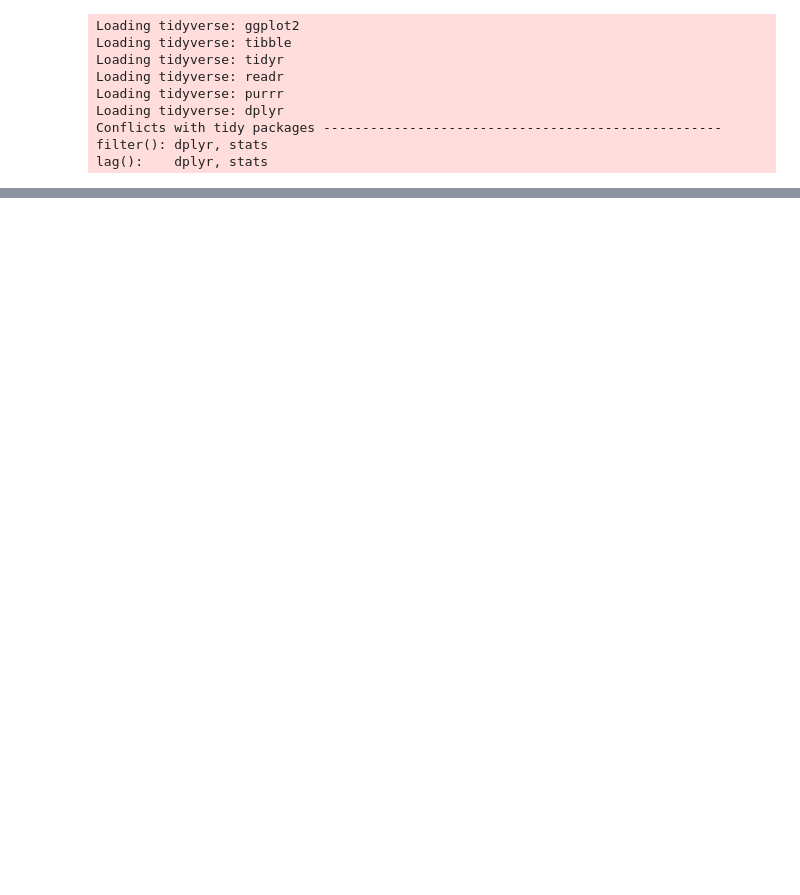
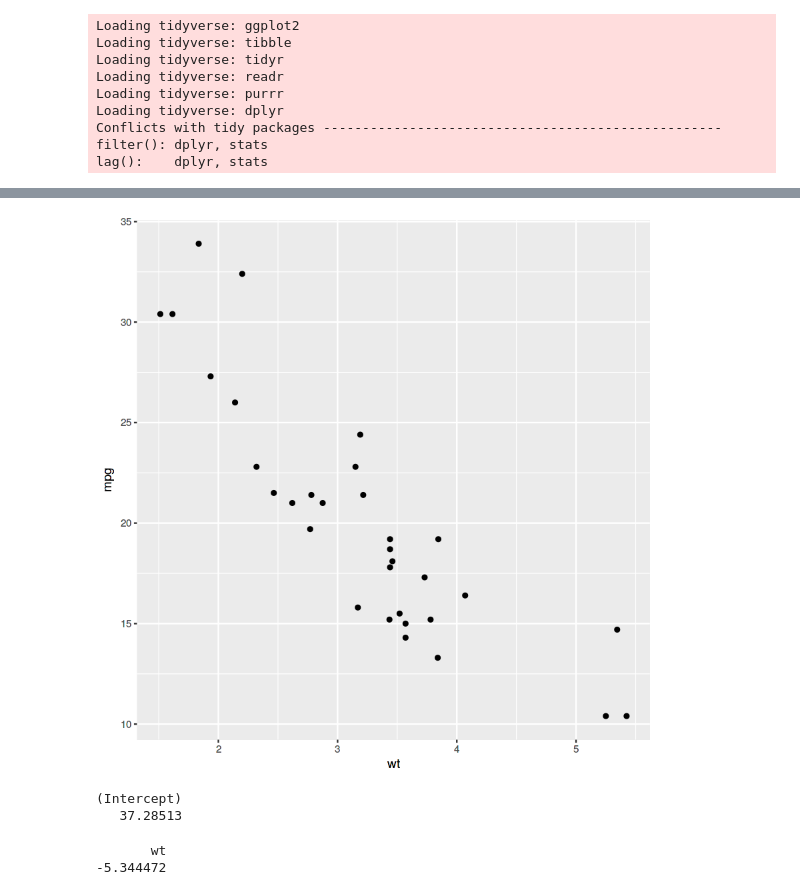
Before and after one commit to IAARhub/iaar_template, a Jupyter notebook: content/notebooks/IntroR.ipynb, the cells around one changed output, grey strips where cells are left out. Drawn from its saved outputs; the diff is of its cells as text; code cells hidden in the pictures; blank space fills up the shorter version.

```diff
--- a/content/notebooks/IntroR.ipynb
+++ b/content/notebooks/IntroR.ipynb
@@ -336,0 +403,6 @@ p + geom_violin(scale = "width")
+# %%
+# Diagrama de dispersión para ver la relación entre atributos mpg y wt
+ggplot(data = mtcars, aes(x = wt, y = mpg)) +
+  geom_point()
+# %% [output]
+[figure, added]
@@ -336,0 +418,15 @@ p + geom_violin(scale = "width")
+# %%
+# Obteniendo los coeficientes de
+#  - pendiente
+#  - intercepcion
+coef.itercep <- coef(modelo.mtcars_lm$finalModel)[1]
+coef.pendiente <- coef(modelo.mtcars_lm$finalModel)[2]
+coef.itercep
+# %% [output]
+(Intercept)
+   37.28513
+# %%
+coef.pendiente
+# %% [output]
+       wt
+-5.344472
```
Also changed, not shown: parts of 33 cells of this notebook, 1 other file.
